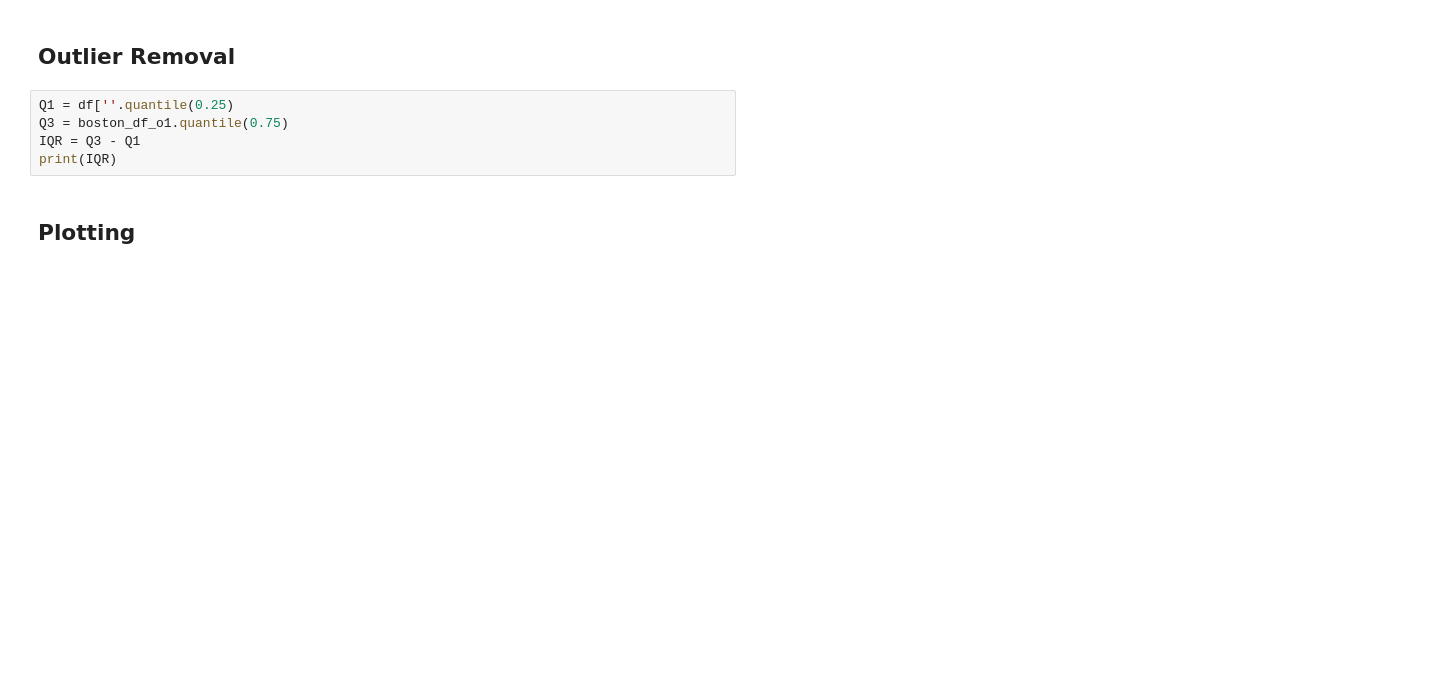
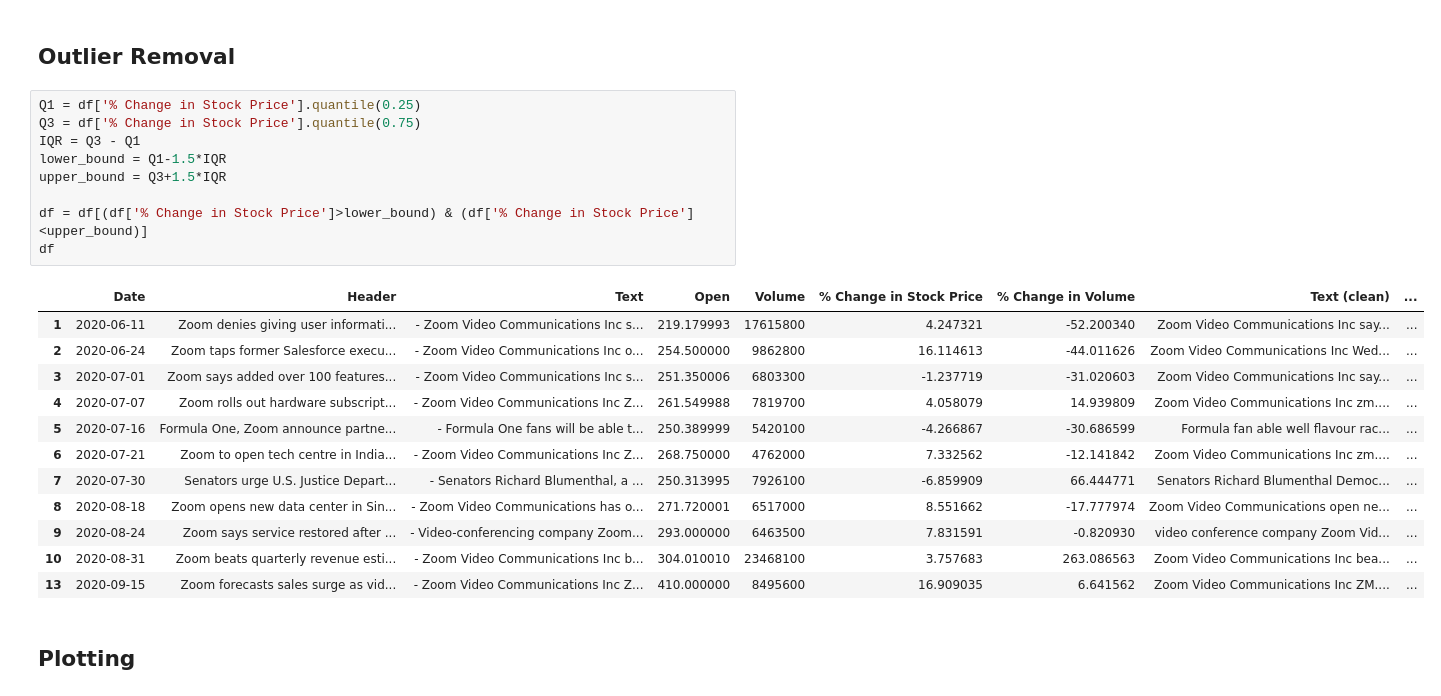
Before and after one commit to anair123/NLP-Final-Project, a Jupyter notebook: NLP Project/Zoom.ipynb, the cells around one changed output. Saved outputs shown, nothing was run; the diff lists cells and outputs as text; blank space fills up the shorter version.

```diff
--- a/NLP Project/Zoom.ipynb
+++ b/NLP Project/Zoom.ipynb
@@ -716,11 +716,28 @@ df.head(2)
 | 1 | 2020-06-11 | Zoom denies giving user informati... | - Zoom Video Communications Inc s... | 219.179993 | 17615800 | 4.247321 | -52.20034 | Zoom Video Communications Inc say... | ... |
 # %% [markdown]
 ## Outlier Removal
-# %%
-Q1 = df[''.quantile(0.25)
-Q3 = boston_df_o1.quantile(0.75)
-IQR = Q3 - Q1
-print(IQR)
+# %%
+Q1 = df['% Change in Stock Price'].quantile(0.25)
+Q3 = df['% Change in Stock Price'].quantile(0.75)
+IQR = Q3 - Q1
+lower_bound = Q1-1.5*IQR
+upper_bound = Q3+1.5*IQR
+
+df = df[(df['% Change in Stock Price']>lower_bound) & (df['% Change in Stock Price']<upper_bound)]
+df
+# %% [output]
+|  | Date | Header | Text | Open | Volume | % Change in Stock Price | % Change in Volume | Text (clean) | ... |
+| 1 | 2020-06-11 | Zoom denies giving user informati... | - Zoom Video Communications Inc s... | 219.179993 | 17615800 | 4.247321 | -52.200340 | Zoom Video Communications Inc say... | ... |
+| 2 | 2020-06-24 | Zoom taps former Salesforce execu... | - Zoom Video Communications Inc o... | 254.500000 | 9862800 | 16.114613 | -44.011626 | Zoom Video Communications Inc Wed... | ... |
+| 3 | 2020-07-01 | Zoom says added over 100 features... | - Zoom Video Communications Inc s... | 251.350006 | 6803300 | -1.237719 | -31.020603 | Zoom Video Communications Inc say... | ... |
+| 4 | 2020-07-07 | Zoom rolls out hardware subscript... | - Zoom Video Communications Inc Z... | 261.549988 | 7819700 | 4.058079 | 14.939809 | Zoom Video Communications Inc zm.... | ... |
+| 5 | 2020-07-16 | Formula One, Zoom announce partne... | - Formula One fans will be able t... | 250.389999 | 5420100 | -4.266867 | -30.686599 | Formula fan able well flavour rac... | ... |
+| 6 | 2020-07-21 | Zoom to open tech centre in India... | - Zoom Video Communications Inc Z... | 268.750000 | 4762000 | 7.332562 | -12.141842 | Zoom Video Communications Inc zm.... | ... |
+| 7 | 2020-07-30 | Senators urge U.S. Justice Depart... | - Senators Richard Blumenthal, a ... | 250.313995 | 7926100 | -6.859909 | 66.444771 | Senators Richard Blumenthal Democ... | ... |
+| 8 | 2020-08-18 | Zoom opens new data center in Sin... | - Zoom Video Communications has o... | 271.720001 | 6517000 | 8.551662 | -17.777974 | Zoom Video Communications open ne... | ... |
+| 9 | 2020-08-24 | Zoom says service restored after ... | - Video-conferencing company Zoom... | 293.000000 | 6463500 | 7.831591 | -0.820930 | video conference company Zoom Vid... | ... |
+| 10 | 2020-08-31 | Zoom beats quarterly revenue esti... | - Zoom Video Communications Inc b... | 304.010010 | 23468100 | 3.757683 | 263.086563 | Zoom Video Communications Inc bea... | ... |
+| 13 | 2020-09-15 | Zoom forecasts sales surge as vid... | - Zoom Video Communications Inc Z... | 410.000000 | 8495600 | 16.909035 | 6.641562 | Zoom Video Communications Inc ZM.... | ... |
 # %% [markdown]
 ## Plotting
 # %%
```
Also changed, not shown: parts of 2 cells of this notebook.
